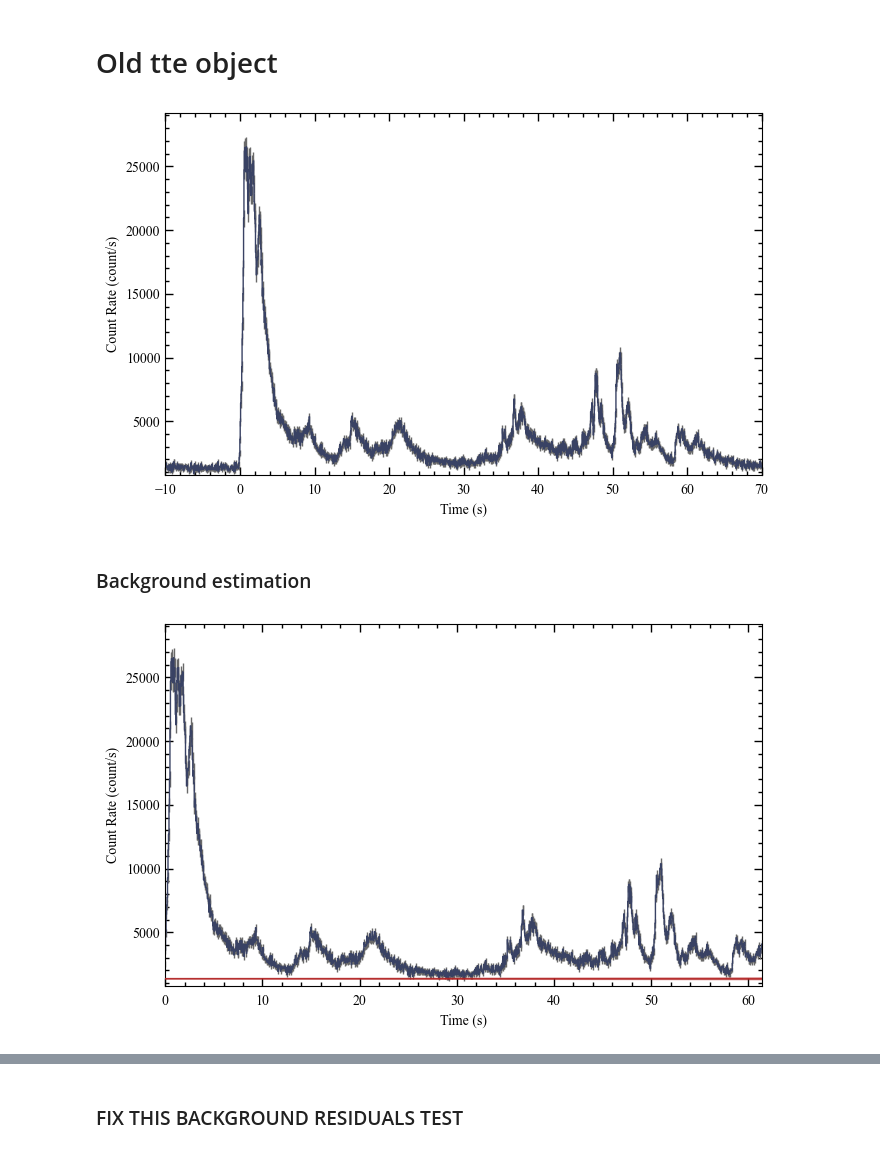
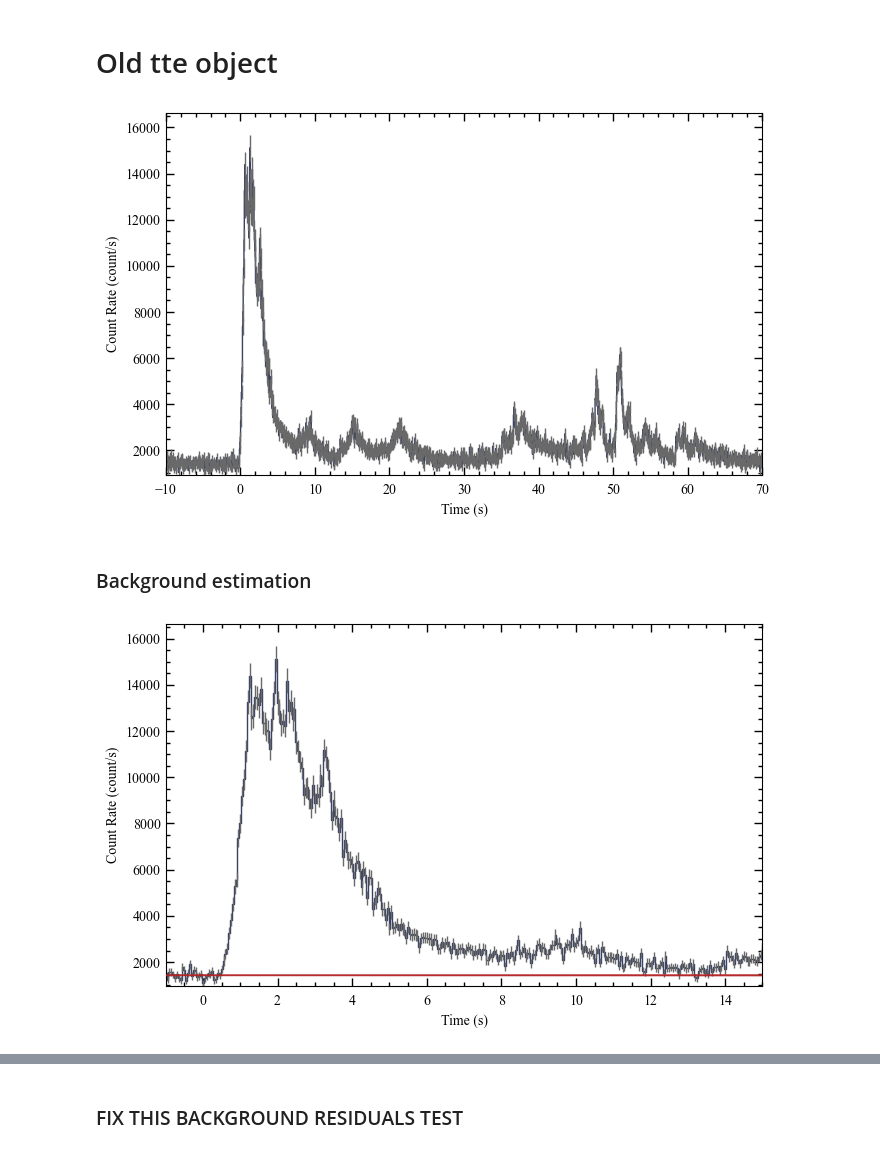
Before and after one commit to AndreasRamsli/GRB, a Jupyter notebook: xspec/FERMI/GRB210619B/GRB210619B_extract_files.ipynb, the cells around one changed output, grey strips where cells are left out. Cells and saved outputs as stored; diff of their text form; code cells hidden in the pictures.

```diff
--- a/xspec/FERMI/GRB210619B/GRB210619B_extract_files.ipynb
+++ b/xspec/FERMI/GRB210619B/GRB210619B_extract_files.ipynb
@@ -159,7 +159,7 @@ tshift:  0.334064
 # %% [markdown]
 #  Extract data from selected unit(s)+
 # %%
-unit = all_dets[idx_sort_angsep][0]
+unit = all_dets[idx_sort_angsep][2]
 #unit = trig_dets[0] #unit of the first trigger detector. What unit is this?
 print(unit)
 
@@ -550,7 +551,7 @@ phaii = tte.to_phaii(bin_by_time,binsize)
 lcdata = phaii.to_lightcurve(time_range=(-10,70),energy_range=erange)
 lc = Lightcurve(data=lcdata)
 # %% [output]
-[figure, old version]
+[figure, new version]
 # %% [markdown]
 ### Background estimation
 # %%
@@ -561,13 +562,13 @@ backfitter.fit(order=2) #increase order to 2 when you have a large interval
 # %%
 bkgd = backfitter.interpolate_bins(phaii.data.tstart, phaii.data.tstop)
 #type(bkgd)
 lc_bkgd = bkgd.integrate_energy(*erange)
 lcplot = Lightcurve(data=lcdata, background=lc_bkgd)
 # zoom in to 5 seconds before to 20 s after the trigger time
-view_range = (0, 61.4)
+view_range = (-1,15)
 lcplot.xlim = view_range
 # %% [output]
-[figure, old version]
+[figure, new version]
 # %%
 # Ok, the fit is done, but how do we know if it is a good fit?  You can return the fit statistic and degrees-of-freedom (DoF) for each energy channel fit, and try to figure out if it's a good fit based on that (Note: not always the best way to go).
 backfitter.statistic/backfitter.dof
```
Also changed, not shown: parts of 6 cells of this notebook, 26 other files.
